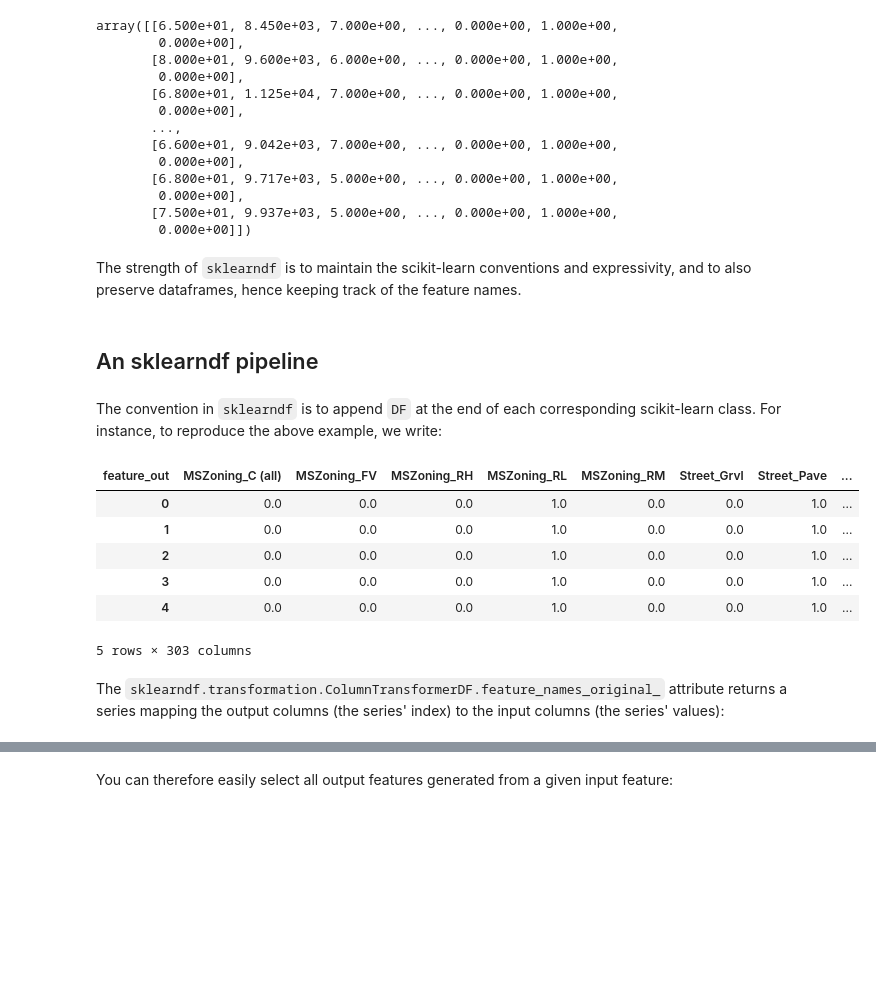
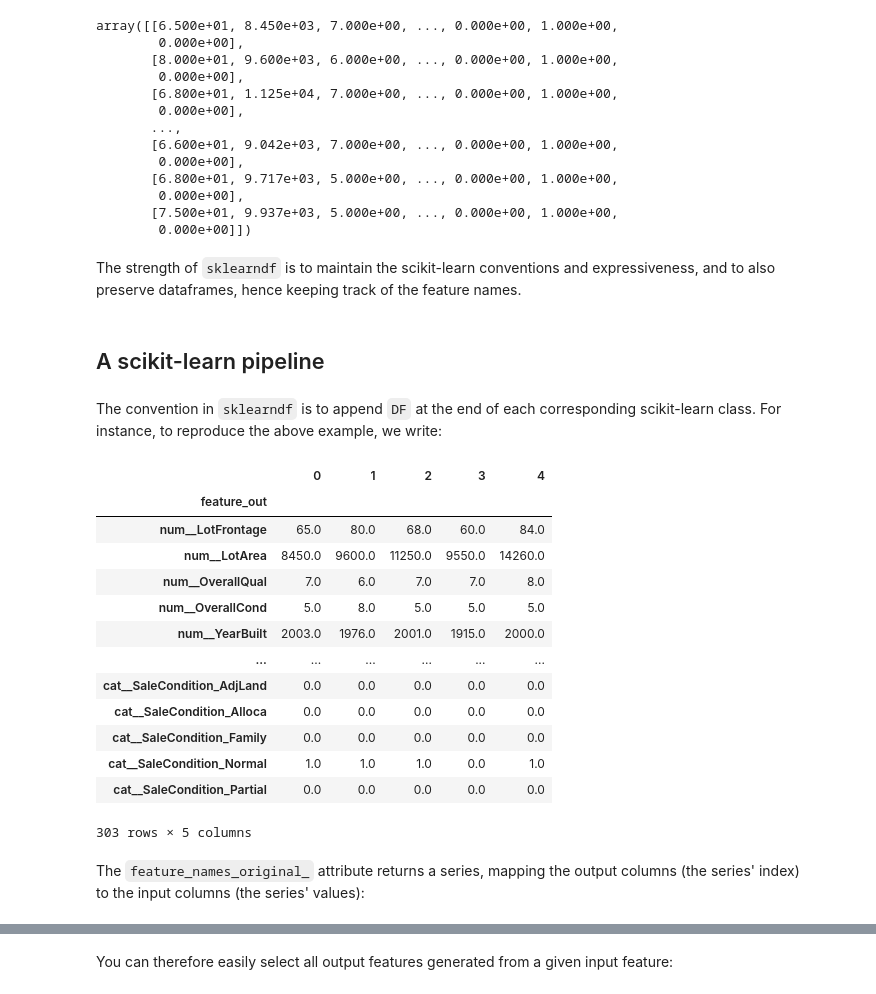
Before and after one commit to BCG-X-Official/sklearndf, a Jupyter notebook: sphinx/source/tutorial/sklearndf_tutorial.ipynb, the cells around one changed output, grey strips where cells are left out. Saved outputs shown, nothing was run; the diff lists cells and outputs as text; code cells hidden in the pictures; blank space fills up the shorter version.

```diff
--- a/sphinx/source/tutorial/sklearndf_tutorial.ipynb
+++ b/sphinx/source/tutorial/sklearndf_tutorial.ipynb
@@ -126,9 +102,9 @@ array([[6.500e+01, 8.450e+03, 7.000e+00, ..., 0.000e+00, 1.000e+00,
        [7.500e+01, 9.937e+03, 5.000e+00, ..., 0.000e+00, 1.000e+00,
         0.000e+00]])
 # %% [markdown]
-The strength of `sklearndf` is to maintain the scikit-learn conventions and expressivity, and to also preserve dataframes, hence keeping track of the feature names.
+The strength of `sklearndf` is to maintain the scikit-learn conventions and expressiveness, and to also preserve dataframes, hence keeping track of the feature names.
-# %% [markdown]
-## An sklearndf pipeline
+# %% [markdown]
+## A scikit-learn pipeline
 # %% [markdown]
 The convention in `sklearndf` is to append `DF` at the end of each corresponding scikit-learn class.
 For instance, to reproduce the above example, we write:
@@ -144,21 +120,28 @@ preprocessing_categorical_df = PipelineDF(
 
 preprocessing_df = ColumnTransformerDF(
     transformers=[
-        ('categorical', preprocessing_categorical_df, categorical_features),
-        ('numeric', preprocessing_numeric_df, numerical_features),
-    ]
+        ('num', preprocessing_numeric_df, make_column_selector(dtype_include=np.number)),
+        ('cat', preprocessing_categorical_df, make_column_selector(dtype_exclude=np.number)),
+    ],
 )
 # %%
 transformed_df = preprocessing_df.fit_transform(X=housing_features_df, y=housing_target_sr)
-transformed_df.head()
+transformed_df.head().T
 # %% [output]
-| feature_out | MSZoning_C (all) | MSZoning_FV | MSZoning_RH | MSZoning_RL | MSZoning_RM | Street_Grvl | Street_Pave | ... |
-| 0 | 0.0 | 0.0 | 0.0 | 1.0 | 0.0 | 0.0 | 1.0 | ... |
-| 1 | 0.0 | 0.0 | 0.0 | 1.0 | 0.0 | 0.0 | 1.0 | ... |
-| 2 | 0.0 | 0.0 | 0.0 | 1.0 | 0.0 | 0.0 | 1.0 | ... |
-| 3 | 0.0 | 0.0 | 0.0 | 1.0 | 0.0 | 0.0 | 1.0 | ... |
-| 4 | 0.0 | 0.0 | 0.0 | 1.0 | 0.0 | 0.0 | 1.0 | ... |
+|  | 0 | 1 | 2 | 3 | 4 |
+| feature_out |  |  |  |  |  |
+| num__LotFrontage | 65.0 | 80.0 | 68.0 | 60.0 | 84.0 |
+| num__LotArea | 8450.0 | 9600.0 | 11250.0 | 9550.0 | 14260.0 |
+| num__OverallQual | 7.0 | 6.0 | 7.0 | 7.0 | 8.0 |
+| num__OverallCond | 5.0 | 8.0 | 5.0 | 5.0 | 5.0 |
+| num__YearBuilt | 2003.0 | 1976.0 | 2001.0 | 1915.0 | 2000.0 |
+| ... | ... | ... | ... | ... | ... |
+| cat__SaleCondition_AdjLand | 0.0 | 0.0 | 0.0 | 0.0 | 0.0 |
+| cat__SaleCondition_Alloca | 0.0 | 0.0 | 0.0 | 0.0 | 0.0 |
+| cat__SaleCondition_Family | 0.0 | 0.0 | 0.0 | 0.0 | 0.0 |
+| cat__SaleCondition_Normal | 1.0 | 1.0 | 1.0 | 0.0 | 1.0 |
+| cat__SaleCondition_Partial | 0.0 | 0.0 | 0.0 | 0.0 | 0.0 |
-5 rows × 303 columns
+303 rows × 5 columns
 # %% [markdown]
-The `sklearndf.transformation.ColumnTransformerDF.feature_names_original_` attribute returns a series mapping the output columns (the series' index) to the input columns (the series' values):
+The `feature_names_original_` attribute returns a series, mapping the output columns (the series' index) to the input columns (the series' values):
 # %%
```
Also changed, not shown: parts of 50 cells of this notebook, 40 other files.
